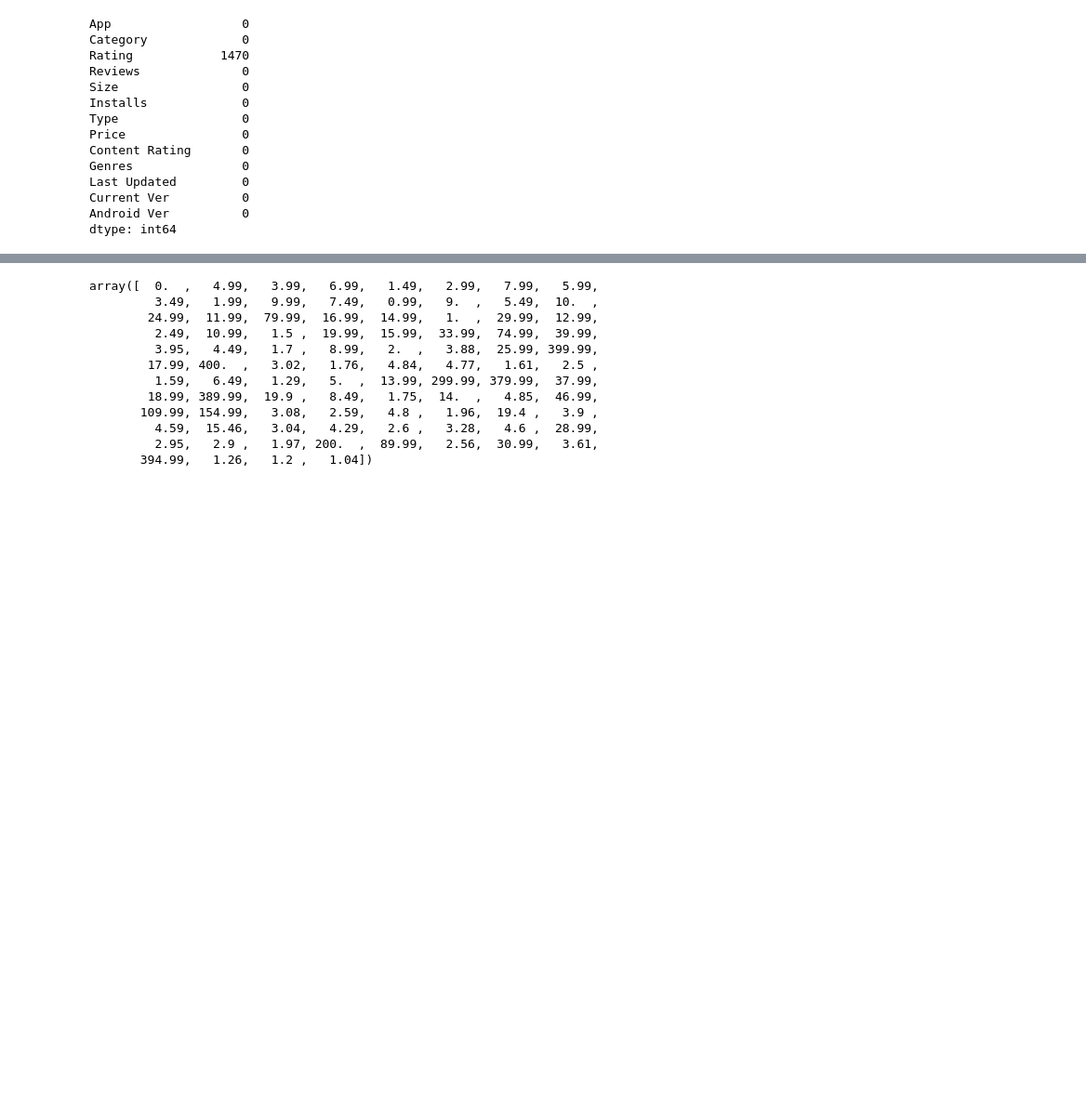
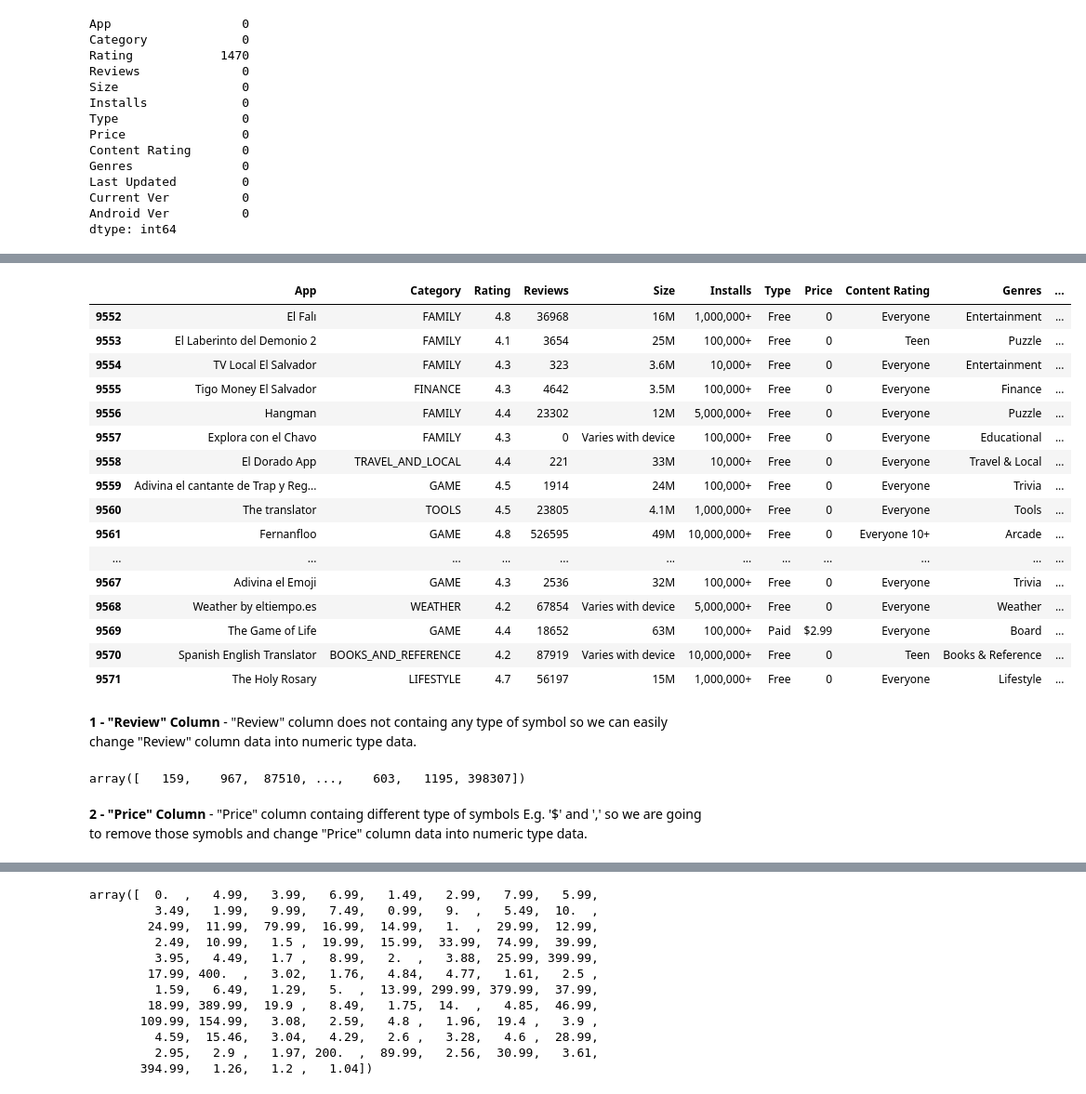
Before and after one commit to Yogendra-ramnani/-Capstone-Project---Play-Store-App-Review-Analysis, a Jupyter notebook: Capstone_Project_Play_Store_App_Review_Analysis_by_yogendra.ipynb, the cells around one changed output, grey strips where cells are left out. Shown at 93% size. Saved outputs shown, nothing was run; the diff lists cells and outputs as text; code cells hidden in the pictures; blank space fills up the shorter version.

```diff
--- a/Capstone_Project_Play_Store_App_Review_Analysis_by_yogendra.ipynb
+++ b/Capstone_Project_Play_Store_App_Review_Analysis_by_yogendra.ipynb
@@ -448,0 +479,30 @@ ps_df['Price'] = pd.to_numeric(ps_df['Price'])
+# %%
+# ps_df.t() [It's display the top five rows of play store dataset with columns name]
+
+ps_df.iloc[9543:9563]
+# %% [output]
+|  | App | Category | Rating | Reviews | Size | Installs | Type | Price | Content Rating | Genres | ... |
+| 9552 | El Falı | FAMILY | 4.8 | 36968 | 16M | 1,000,000+ | Free | 0 | Everyone | Entertainment | ... |
+| 9553 | El Laberinto del Demonio 2 | FAMILY | 4.1 | 3654 | 25M | 100,000+ | Free | 0 | Teen | Puzzle | ... |
+| 9554 | TV Local El Salvador | FAMILY | 4.3 | 323 | 3.6M | 10,000+ | Free | 0 | Everyone | Entertainment | ... |
+| 9555 | Tigo Money El Salvador | FINANCE | 4.3 | 4642 | 3.5M | 100,000+ | Free | 0 | Everyone | Finance | ... |
+| 9556 | Hangman | FAMILY | 4.4 | 23302 | 12M | 5,000,000+ | Free | 0 | Everyone | Puzzle | ... |
+| 9557 | Explora con el Chavo | FAMILY | 4.3 | 0 | Varies with device | 100,000+ | Free | 0 | Everyone | Educational | ... |
+| 9558 | El Dorado App | TRAVEL_AND_LOCAL | 4.4 | 221 | 33M | 10,000+ | Free | 0 | Everyone | Travel & Local | ... |
+| 9559 | Adivina el cantante de Trap y Reg... | GAME | 4.5 | 1914 | 24M | 100,000+ | Free | 0 | Everyone | Trivia | ... |
+| 9560 | The translator | TOOLS | 4.5 | 23805 | 4.1M | 1,000,000+ | Free | 0 | Everyone | Tools | ... |
+| 9561 | Fernanfloo | GAME | 4.8 | 526595 | 49M | 10,000,000+ | Free | 0 | Everyone 10+ | Arcade | ... |
+| ... | ... | ... | ... | ... | ... | ... | ... | ... | ... | ... | ... |
+| 9567 | Adivina el Emoji | GAME | 4.3 | 2536 | 32M | 100,000+ | Free | 0 | Everyone | Trivia | ... |
+| 9568 | Weather by eltiempo.es | WEATHER | 4.2 | 67854 | Varies with device | 5,000,000+ | Free | 0 | Everyone | Weather | ... |
+| 9569 | The Game of Life | GAME | 4.4 | 18652 | 63M | 100,000+ | Paid | $2.99 | Everyone | Board | ... |
+| 9570 | Spanish English Translator | BOOKS_AND_REFERENCE | 4.2 | 87919 | Varies with device | 10,000,000+ | Free | 0 | Teen | Books & Reference | ... |
+| 9571 | The Holy Rosary | LIFESTYLE | 4.7 | 56197 | 15M | 1,000,000+ | Free | 0 | Everyone | Lifestyle | ... |
+# %% [markdown]
+**1 - "Review" Column** - "Review" column does not containg any type of symbol so we can easily change "Review" column data into numeric type data.
+# %%
+# Printing unique values of Reviews column
+
+ps_df[('Reviews')].unique()
+# %% [output]
+array([   159,    967,  87510, ...,    603,   1195, 398307])
@@ -448,0 +513,2 @@ ps_df['Price'] = pd.to_numeric(ps_df['Price'])
+# %% [markdown]
+**2 - "Price" Column** - "Price" column containg different type of symbols E.g. '$' and ',' so we are going to remove those symobls and change "Price" column data into numeric type data.
```
Also changed, not shown: parts of 138 cells of this notebook.
